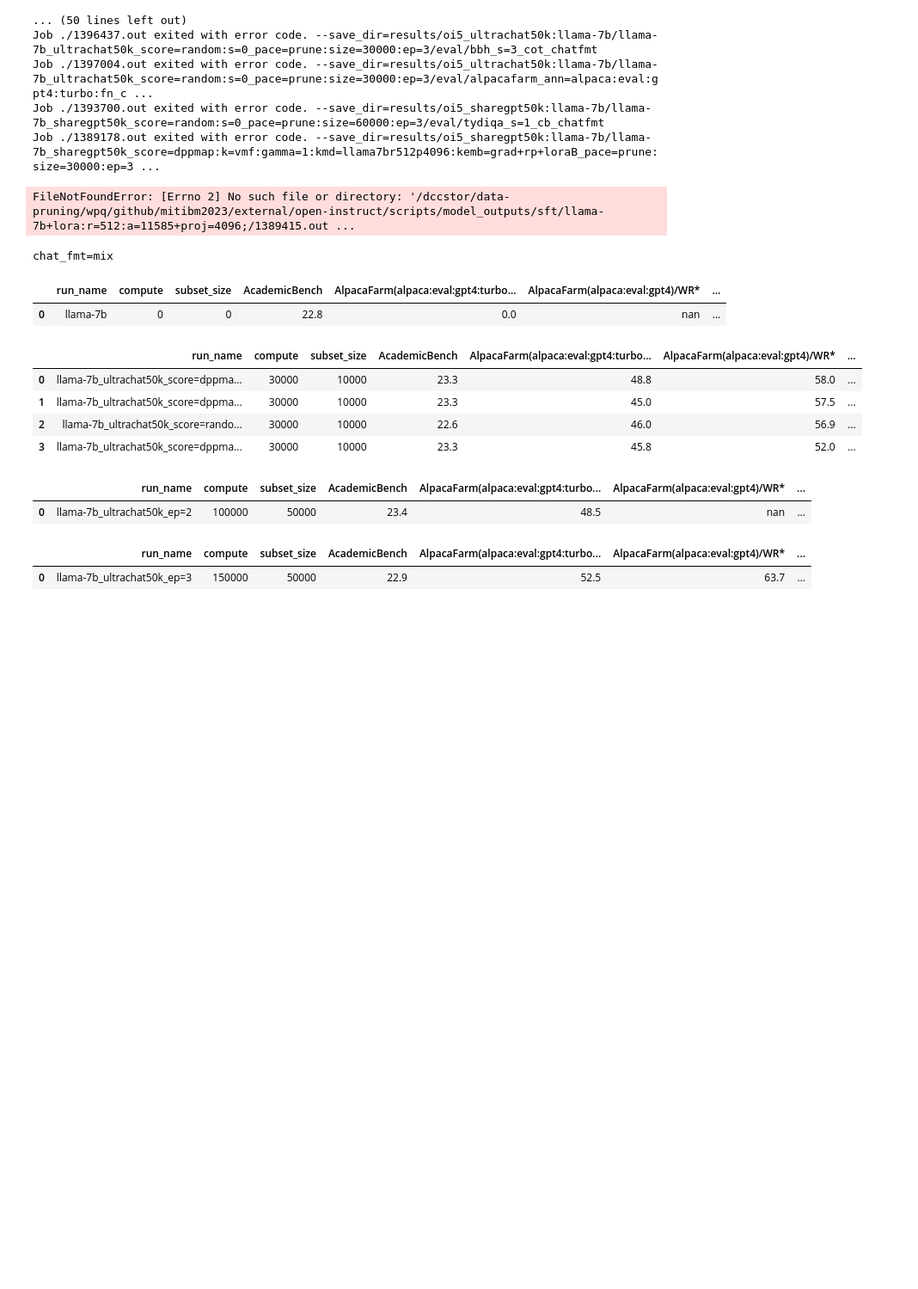
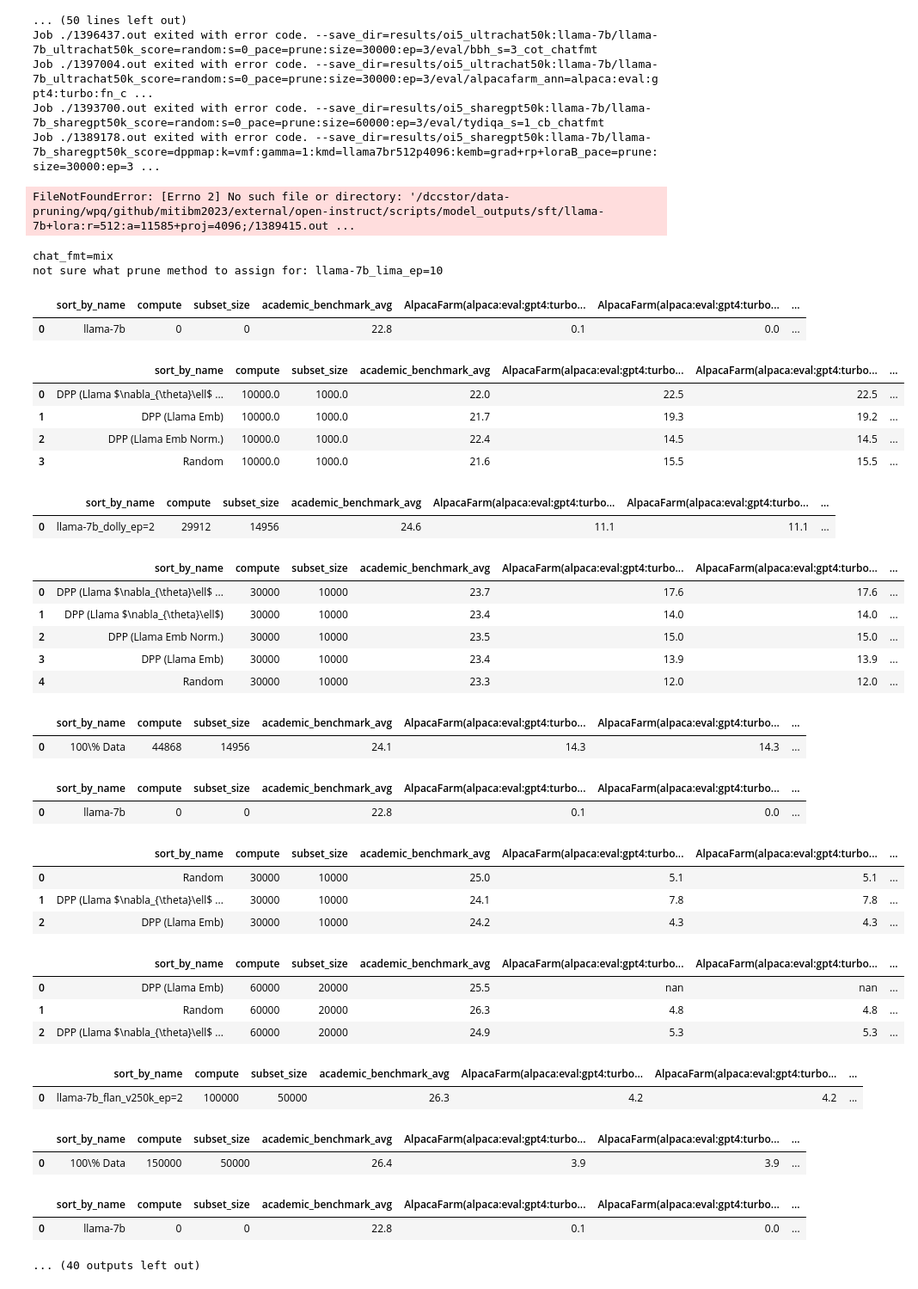
Before and after one commit to tt6746690/open-instruct, a Jupyter notebook: scripts/gen_cmds.ipynb, the cells around one changed output. Shown at 86% size. Cells and saved outputs as stored; diff of their text form; code cells hidden in the pictures; blank space fills up the shorter version.

```diff
--- a/scripts/gen_cmds.ipynb
+++ b/scripts/gen_cmds.ipynb
@@ -251,7 +251,7 @@ for (subsample_inds_file,) in options_list:
         {'--subsample_inds_file '+subsample_inds_file if subsample_inds_file else ''} \
         --dataloader_sampler {dataloader_sampler} \
         --preprocessing_num_workers {preprocessing_num_workers} \
-        --per_device_train_batch_size {per_device_train_batch_size} \
+        --per_device_train_batch_size {per_device_train_batch_size} \d
         --gradient_accumulation_steps {gradient_accumulation_steps} \
         --learning_rate 5e-7 \
         --lr_scheduler_type linear \
@@ -904,18 +906,18 @@ exp_dirs = [
 # subdir_filter_fn = lambda x: 'sharegpt' in x and 'size=60000' in x and 'acos' not in x
 # subdir_filter_fn = lambda x: 'qmd' in x and '0.9' not in x
 # subdir_filter_fn = lambda x: 'dppmap:k=vmf:gamma=1:kmd=mpnet:kemb=text+embedding_pace=prune:size=' in x
-# subdir_filter_fn = lambda x: 'ep=3' in x and 'lima' not in x
+subdir_filter_fn = lambda x: 'size=90000' in x
 # task_names = task_names + task_names_chatfmt;
-task_names = ['alpacafarm_ann=alpaca:eval:gpt4_chatfmt']
+# task_names = ['alpacafarm_ann=alpaca:eval:gpt4_chatfmt']
 # task_names = ['mtbench_ann=gpt:4_chatfmt']
-# task_names = task_names_alpacafarm;
+task_names = task_names_alpacafarm;
 # task_names = task_names_mtbench
 # task_names = task_names + task_names_chatfmt + task_names_mtbench
 # task_names = task_names
 # task_names = ['alpacafarm_ann=gpt35:turbo:1106_chatfmt']
 
 
-test_run = 1
+test_run = 0
 test_run = bool(test_run)
 
 num_gpus = 1
@@ -1476,9 +1485,11 @@ dataset_list = [
     'sharegpt50k',
     'ultrachat50k',
 ]; finetune_type = 'sft'
-dataset_list = ['stanford_alpaca50k']; finetune_type = 'sft'
+# dataset_list = ['stanford_alpaca50k']; finetune_type = 'sft'
 # dataset_list = ['sharegpt50k']; finetune_type = 'sft'
 # dataset_list = ['ultrachat50k']; finetune_type = 'sft'
+# dataset_list = ['stanford_alpaca50k', 'ultrachat50k']; finetune_type = 'sft'
+
 
 # dataset_list = ['mix_all50k']; finetune_type = 'sft'
 
@@ -1516,8 +1527,8 @@ for dataset in dataset_list:
 
     if finetune_type == 'sft':
         exp_dirs = [
-#             f'../results/oi5_{dataset}:llama-7b',
-            f'../results/oi6_{dataset}:llama-7b'
+            f'../results/oi5_{dataset}:llama-7b',
+            f'../results/oi6_{dataset}:llama-7b',
                    ]
     elif finetune_type == 'pref':
         exp_dirs = [f'../results/dpo2_{dataset}:llama-7b+sharegptv2ep2/']
@@ -1537,6 +1548,7 @@ for dataset in dataset_list:
 save_dirs = [x for x in save_dirs if ('size=80000:ep=2' not in x[1]) and ('size=80000:ep=3' not in x[1])]
 save_dirs = [x for x in save_dirs if os.path.isdir(x[1])]
 #####
+# save_dirs = [x for x in save_dirs if ('size=30000:ep=3' in x[1])]
 
 
 ######
@@ -1560,9 +1572,10 @@ mtbench_judge = 'gpt:4'
 cols = []
 # cols += [f'AlpacaFarm({alpacafarm_judge})/WR*', f'AlpacaFarm({alpacafarm_judge})/Len*', f'AlpacaFarm({alpacafarm_judge})/LenMed', f'AlpacaFarm({alpacafarm_judge})/Len', f'AlpacaFarm({alpacafarm_judge})/Rep2']
 # cols += [f'AlpacaFarm({alpacafarm_judge})/WR*', f'AlpacaFarm({alpacafarm_judge})/WR', f'AlpacaFarm({alpacafarm_judge})/WR**', f'AlpacaFarm({alpacafarm_judge})/LenMed', f'AlpacaFarm({alpacafarm_judge})/Rep2']
-cols += [f'AlpacaFarm(alpaca:eval:gpt4:turbo:fn)/WR*', f'AlpacaFarm(alpaca:eval:gpt4)/WR*', f'AlpacaFarm(alpaca:eval:gpt4)/WR']
-# cols += [f'AlpacaFarm({alpacafarm_judge})/WR*', f'AlpacaFarm({alpacafarm_judge})/LenMed', ]
-cols += [f'AlpacaFarm(alpaca:eval:gpt4:turbo:fn)/LenMed',  f'AlpacaFarm(alpaca:eval:gpt4)/Len']
+# cols += [f'AlpacaFarm(alpaca:eval:gpt4:turbo:fn)/WR*', f'AlpacaFarm(alpaca:eval:gpt4)/WR*', f'AlpacaFarm(alpaca:eval:gpt4)/WR']
+# cols += [f'AlpacaFarm({alpacafarm_judge})/WR*', f'AlpacaFarm({alpacafarm_judge})/WR**', f'AlpacaFarm({alpacafarm_judge})/LenMed', f'AlpacaFarm({alpacafarm_judge})/Len', f'AlpacaFarm({alpacafarm_judge})/Len*',]
+cols += [f'AlpacaFarm({alpacafarm_judge})/WR', f'AlpacaFarm({alpacafarm_judge})/WR*', f'AlpacaFarm({alpacafarm_judge})/WR**', f'AlpacaFarm({alpacafarm_judge})/WR***', f'AlpacaFarm({alpacafarm_judge})/Len*',]
+# cols += [f'AlpacaFarm(alpaca:eval:gpt4:turbo:fn)/LenMed',  f'AlpacaFarm(alpaca:eval:gpt4)/Len']
 # cols += [f'AlpacaFarm(alpaca:eval:gpt4:turbo:fn)/LenMed', f'AlpacaFarm(alpaca:eval:gpt4)/LenMed']
 # cols += [f'AlpacaFarm(alpaca:eval:gpt4)/WR*', f'AlpacaFarm(alpaca:eval:gpt4)/WR**', f'AlpacaFarm(alpaca:eval:gpt4)/LenMed']
 # cols += [f'MTBench({mtbench_judge})/Turn-1',  f'MTBench({mtbench_judge})/Turn-2', f'MTBench({mtbench_judge})/Rating']
@@ -1596,43 +1609,67 @@ for model_name_contain in ['llama', 'pythia-1.4b', 'mistral', 'zephyr']:
             dfc = pd_average_col_contains_substr(dfc, col_runname, 'score=random:s=\d_pace=prune:size=50000:ep=5', substitute=substitute)
             dfc = pd_average_col_contains_substr(dfc, col_runname, 'score=random:s=\d_pace=prune:size=150000:ep=3', substitute=substitute)
             dfc = pd_average_col_contains_substr(dfc, col_runname, 'score=random:s=\d_pace=prune:size=150000:ep=1', substitute=substitute)
             dfc = pd_average_col_contains_substr(dfc, col_runname, 'score=random:s=\d_pace=prune:size=100000', substitute=substitute)
             dfc = pd_average_col_contains_substr(dfc, col_runname, 'score=random:s=\d_pace=prune:size=200000', substitute=substitute)
             dfc = pd_average_col_contains_substr(dfc, col_runname, 'score=random:s=\d_pace=prune:size=400000', substitute=substitute)
             #     dfc = dfc.sort_values(['ranking'], ascending=False)
             col = ('Average', 'chatfmt') if chat_fmt == 'both' else 'Average'
         #     col = 'AlpacaFarm/WR'
         #     col = 'MMLU/0-shot'|
         #     col = 'GSM/CoT'
         #     col = 'BBH/Direct'
         #     col = 'TydiQA/GP'
             dfc = dfc.sort_values(by=[col], ascending=False)
-            dfc = dfc.drop(columns=['model_name_or_path', 'dataset'],
+            dfc = dfc.drop(columns=['model_name_or_path', 'dataset', 'run_name', 'prune_method_type', 'sort_by'],
                            axis=1, level=0 if chat_fmt=='both' else None)
             dfc = dfc.reset_index(drop=True)
             display(dfc
                     .style
-                    .applymap(lambda x: f'max-width: 60ch;', subset=['run_name'])
+                    .applymap(lambda x: f'max-width: 60ch;', subset=['sort_by_name'])
                     .set_table_styles([{'selector': 'td', 'props': [('white-space', 'pre-wrap'), ('word-wrap', 'break-word')]}])
                     .set_properties(**{'text-align': 'left'})
                     .background_gradient(cmap ='coolwarm')
 #                     .applymap(lambda x: 'text-decoration: underline;' \
 #                               if x in dfc[list(set(dfc.columns) & set([(x, '') for x in cols]))+[col] if chat_fmt=='both' else cols+[col]].values.flatten() and chat_fmt=='both' else '')
                     .format(precision=1))
 
 # llama-7b_tulu_v1_mix(paper)
 # MMLU/0-shot, MMLU/5-shot, GSM/Direct, GSM/CoT, BBH/Direct, BBH/CoT, TydiQA/GP, TydiQA/CB, CodexEval/Pass@1, AlpacaEval(vs.Davinci-003)
 # 44.8       , 47.1       , 7.0       , 25.0   , 38.5      , 38.5   , 43.5,    , 8.0      , 18.6,           , 48.6
 # %% [output]
 chat_fmt=mix
+not sure what prune method to assign for: llama-7b_lima_ep=10
-|  | run_name | compute | subset_size | AcademicBench | AlpacaFarm(alpaca:eval:gpt4:turbo... | AlpacaFarm(alpaca:eval:gpt4)/WR* | ... |
-| 0 | llama-7b | 0 | 0 | 22.8 | 0.0 | nan | ... |
+|  | sort_by_name | compute | subset_size | academic_benchmark_avg | AlpacaFarm(alpaca:eval:gpt4:turbo... | AlpacaFarm(alpaca:eval:gpt4:turbo... | ... |
+| 0 | llama-7b | 0 | 0 | 22.8 | 0.1 | 0.0 | ... |
-|  | run_name | compute | subset_size | AcademicBench | AlpacaFarm(alpaca:eval:gpt4:turbo... | AlpacaFarm(alpaca:eval:gpt4)/WR* | ... |
-| 0 | llama-7b_ultrachat50k_score=dppma... | 30000 | 10000 | 23.3 | 48.8 | 58.0 | ... |
-| 1 | llama-7b_ultrachat50k_score=dppma... | 30000 | 10000 | 23.3 | 45.0 | 57.5 | ... |
-| 2 | llama-7b_ultrachat50k_score=rando... | 30000 | 10000 | 22.6 | 46.0 | 56.9 | ... |
-| 3 | llama-7b_ultrachat50k_score=dppma... | 30000 | 10000 | 23.3 | 45.8 | 52.0 | ... |
+|  | sort_by_name | compute | subset_size | academic_benchmark_avg | AlpacaFarm(alpaca:eval:gpt4:turbo... | AlpacaFarm(alpaca:eval:gpt4:turbo... | ... |
+| 0 | DPP (Llama $\nabla_{\theta}\ell$ ... | 10000.0 | 1000.0 | 22.0 | 22.5 | 22.5 | ... |
+| 1 | DPP (Llama Emb) | 10000.0 | 1000.0 | 21.7 | 19.3 | 19.2 | ... |
+| 2 | DPP (Llama Emb Norm.) | 10000.0 | 1000.0 | 22.4 | 14.5 | 14.5 | ... |
+| 3 | Random | 10000.0 | 1000.0 | 21.6 | 15.5 | 15.5 | ... |
-|  | run_name | compute | subset_size | AcademicBench | AlpacaFarm(alpaca:eval:gpt4:turbo... | AlpacaFarm(alpaca:eval:gpt4)/WR* | ... |
-| 0 | llama-7b_ultrachat50k_ep=2 | 100000 | 50000 | 23.4 | 48.5 | nan | ... |
+|  | sort_by_name | compute | subset_size | academic_benchmark_avg | AlpacaFarm(alpaca:eval:gpt4:turbo... | AlpacaFarm(alpaca:eval:gpt4:turbo... | ... |
+| 0 | llama-7b_dolly_ep=2 | 29912 | 14956 | 24.6 | 11.1 | 11.1 | ... |
-|  | run_name | compute | subset_size | AcademicBench | AlpacaFarm(alpaca:eval:gpt4:turbo... | AlpacaFarm(alpaca:eval:gpt4)/WR* | ... |
-| 0 | llama-7b_ultrachat50k_ep=3 | 150000 | 50000 | 22.9 | 52.5 | 63.7 | ... |
+|  | sort_by_name | compute | subset_size | academic_benchmark_avg | AlpacaFarm(alpaca:eval:gpt4:turbo... | AlpacaFarm(alpaca:eval:gpt4:turbo... | ... |
+| 0 | DPP (Llama $\nabla_{\theta}\ell$ ... | 30000 | 10000 | 23.7 | 17.6 | 17.6 | ... |
+| 1 | DPP (Llama $\nabla_{\theta}\ell$) | 30000 | 10000 | 23.4 | 14.0 | 14.0 | ... |
+| 2 | DPP (Llama Emb Norm.) | 30000 | 10000 | 23.5 | 15.0 | 15.0 | ... |
+| 3 | DPP (Llama Emb) | 30000 | 10000 | 23.4 | 13.9 | 13.9 | ... |
+| 4 | Random | 30000 | 10000 | 23.3 | 12.0 | 12.0 | ... |
+|  | sort_by_name | compute | subset_size | academic_benchmark_avg | AlpacaFarm(alpaca:eval:gpt4:turbo... | AlpacaFarm(alpaca:eval:gpt4:turbo... | ... |
+| 0 | 100\% Data | 44868 | 14956 | 24.1 | 14.3 | 14.3 | ... |
+|  | sort_by_name | compute | subset_size | academic_benchmark_avg | AlpacaFarm(alpaca:eval:gpt4:turbo... | AlpacaFarm(alpaca:eval:gpt4:turbo... | ... |
+| 0 | llama-7b | 0 | 0 | 22.8 | 0.1 | 0.0 | ... |
+|  | sort_by_name | compute | subset_size | academic_benchmark_avg | AlpacaFarm(alpaca:eval:gpt4:turbo... | AlpacaFarm(alpaca:eval:gpt4:turbo... | ... |
+| 0 | Random | 30000 | 10000 | 25.0 | 5.1 | 5.1 | ... |
+| 1 | DPP (Llama $\nabla_{\theta}\ell$ ... | 30000 | 10000 | 24.1 | 7.8 | 7.8 | ... |
+| 2 | DPP (Llama Emb) | 30000 | 10000 | 24.2 | 4.3 | 4.3 | ... |
+|  | sort_by_name | compute | subset_size | academic_benchmark_avg | AlpacaFarm(alpaca:eval:gpt4:turbo... | AlpacaFarm(alpaca:eval:gpt4:turbo... | ... |
+| 0 | DPP (Llama Emb) | 60000 | 20000 | 25.5 | nan | nan | ... |
+| 1 | Random | 60000 | 20000 | 26.3 | 4.8 | 4.8 | ... |
+| 2 | DPP (Llama $\nabla_{\theta}\ell$ ... | 60000 | 20000 | 24.9 | 5.3 | 5.3 | ... |
+|  | sort_by_name | compute | subset_size | academic_benchmark_avg | AlpacaFarm(alpaca:eval:gpt4:turbo... | AlpacaFarm(alpaca:eval:gpt4:turbo... | ... |
+| 0 | llama-7b_flan_v250k_ep=2 | 100000 | 50000 | 26.3 | 4.2 | 4.2 | ... |
+|  | sort_by_name | compute | subset_size | academic_benchmark_avg | AlpacaFarm(alpaca:eval:gpt4:turbo... | AlpacaFarm(alpaca:eval:gpt4:turbo... | ... |
+| 0 | 100\% Data | 150000 | 50000 | 26.4 | 3.9 | 3.9 | ... |
+|  | sort_by_name | compute | subset_size | academic_benchmark_avg | AlpacaFarm(alpaca:eval:gpt4:turbo... | AlpacaFarm(alpaca:eval:gpt4:turbo... | ... |
+| 0 | llama-7b | 0 | 0 | 22.8 | 0.1 | 0.0 | ... |
+... (40 outputs left out)
```
Also changed, not shown: parts of 12 cells of this notebook, 7 other files.
